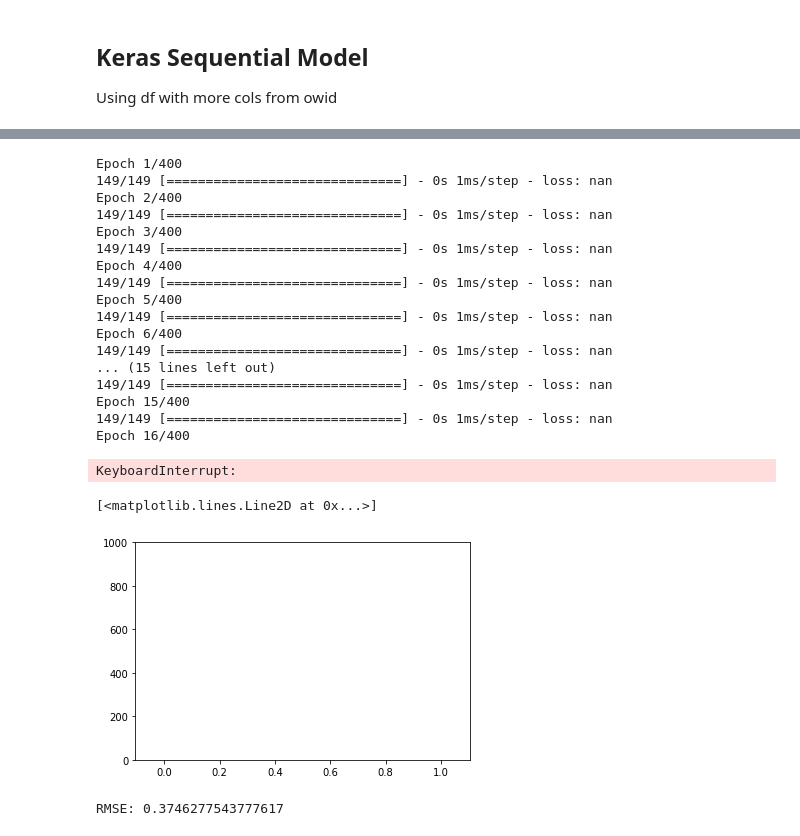
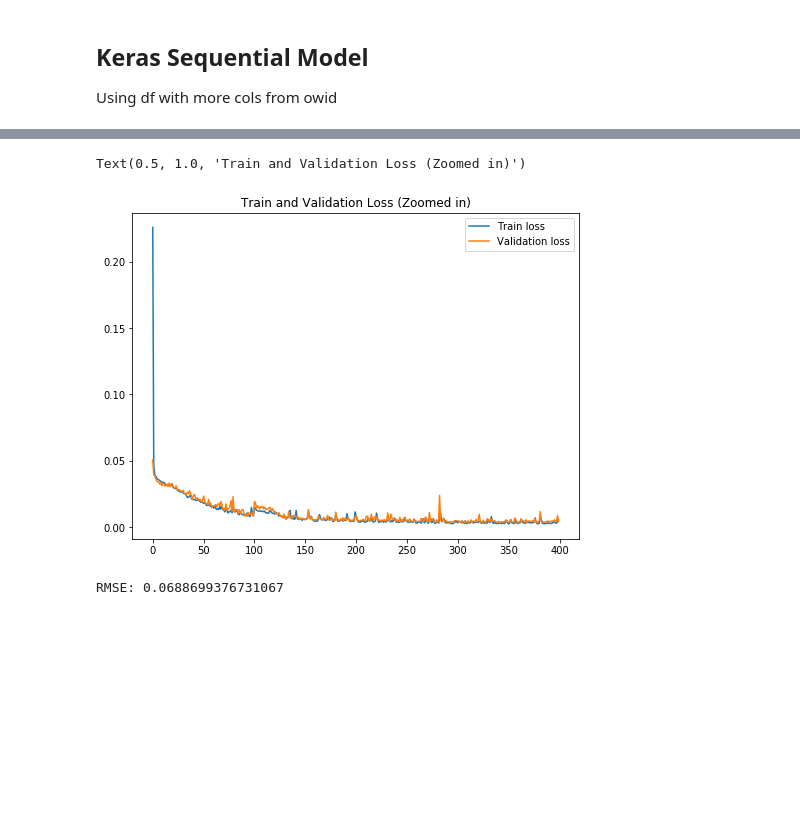
Before and after one commit to evilpegasus/datathon-spring-2021, a Jupyter notebook: model_reproduction_rate.ipynb, the cells around one changed output, grey strips where cells are left out. Cells and saved outputs as stored; diff of their text form; code cells hidden in the pictures; blank space fills up the shorter version.

```diff
--- a/model_reproduction_rate.ipynb
+++ b/model_reproduction_rate.ipynb
@@ -25,7 +25,7 @@ eu_response = pd.read_csv('./data/2_ecdc/country_response_measures.csv')
 # df is the final dataset to use
 df = owid.loc[:,["location","date","reproduction_rate",'population',
        'population_density', 'median_age', 'aged_65_older', 'aged_70_older',
-       'gdp_per_capita', 'extreme_poverty', 'cardiovasc_death_rate',
+       'gdp_per_capita', 'cardiovasc_death_rate',
        'diabetes_prevalence', 'female_smokers', 'male_smokers',
        'hospital_beds_per_thousand','life_expectancy', 'human_development_index']]
 
@@ -176,0 +183,7 @@ X_train.shape
+# %%
+# Standard scaler
+from sklearn.preprocessing import StandardScaler
+scaler = StandardScaler()
+scaler.fit(X_train)
+X_train_scaled = pd.DataFrame(scaler.transform(X_train), columns = X_train.columns)
+X_test_scaled = pd.DataFrame(scaler.transform(X_test), columns = X_test.columns)
@@ -177,12 +199,13 @@ X_train.shape
 # %%
+%%time
 # Initialising the ANN
 model = Sequential()
 
 # Adding the input layer and the first hidden layer
-model.add(Dense(16, activation = 'relu', input_dim = X_train.shape[1]))
+model.add(Dense(128, activation = 'relu', input_dim = X_train.shape[1]))
 
 # Adding the second hidden layer
-model.add(Dense(units = 16, activation = 'relu'))
+model.add(Dense(units = 64, activation = 'relu'))
 
 # Adding the third hidden layer
 model.add(Dense(units = 16, activation = 'relu'))
@@ -193,3 +216,5 @@ model.add(Dense(units = 1))
 
 # Compiling the ANN
 model.compile(optimizer = 'adam', loss = 'mean_squared_error')
+
+history = model.fit(X_train_scaled, y_train, batch_size = 64, epochs = 400, validation_split=0.2)
@@ -196,34 +239,18 @@ model.compile(optimizer = 'adam', loss = 'mean_squared_error')
-# %%
-%%time
-history = model.fit(X_train, y_train, batch_size = 32, epochs = 400, validation_split=0.2)
-# %% [output]
-Epoch 1/400
-149/149 [==============================] - 0s 1ms/step - loss: nan
-Epoch 2/400
-149/149 [==============================] - 0s 1ms/step - loss: nan
-Epoch 3/400
-149/149 [==============================] - 0s 1ms/step - loss: nan
-Epoch 4/400
-149/149 [==============================] - 0s 1ms/step - loss: nan
-Epoch 5/400
-149/149 [==============================] - 0s 1ms/step - loss: nan
-Epoch 6/400
-149/149 [==============================] - 0s 1ms/step - loss: nan
-... (15 lines left out)
-149/149 [==============================] - 0s 1ms/step - loss: nan
-Epoch 15/400
-149/149 [==============================] - 0s 1ms/step - loss: nan
-Epoch 16/400
-KeyboardInterrupt:
 # %%
-axes = plt.gca()
-axes.set_ylim([0,1000])
-plt.plot(history.history["loss"])
-plt.plot(history.history["val_loss"])
+plt.figure(figsize=(8,6))
+
+# Zoom in
+# axes = plt.gca()
+# axes.set_ylim([0,0.07])
+
+plt.plot(history.history["loss"], label = "Train loss")
+plt.plot(history.history["val_loss"], label = "Validation loss")
+plt.legend()
+plt.title("Train and Validation Loss")
 # %% [output]
-[<matplotlib.lines.Line2D at 0x...>]
+Text(0.5, 1.0, 'Train and Validation Loss (Zoomed in)')
-[figure, old version]
+[figure, new version]
 # %%
-print("RMSE: " + str(rmse(y_test, model.predict(X_test))))
+print("RMSE: " + str(rmse(y_test, model.predict(X_test_scaled))))
 # %% [output]
-RMSE: 0.3746277543777617
+RMSE: 0.0688699376731067
```
Also changed, not shown: parts of 9 cells of this notebook.
